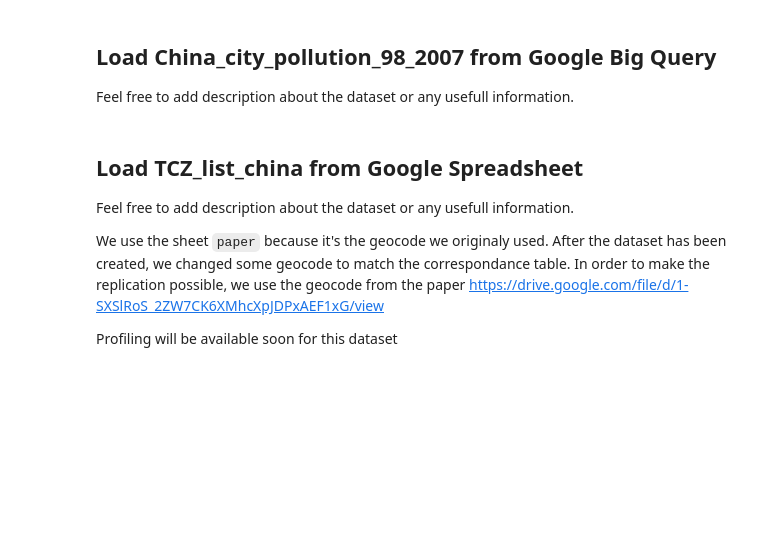
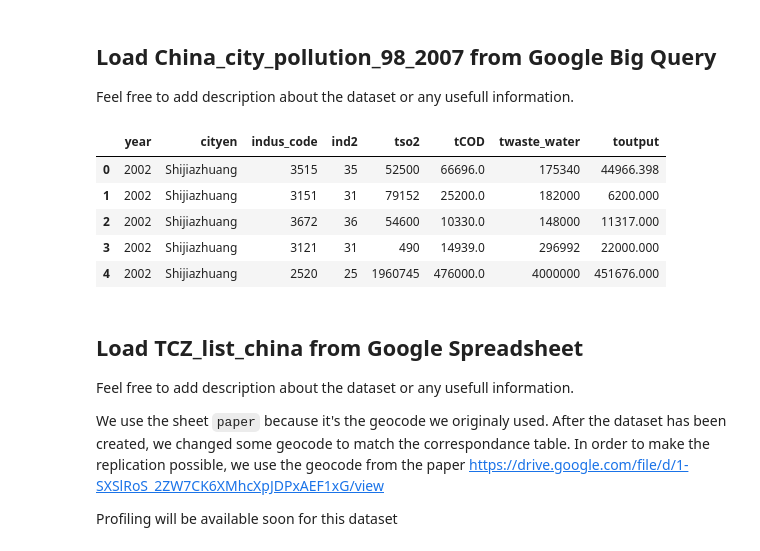
Before and after one commit to thomaspernet/SBC_pollution_China, a Jupyter notebook: Data_preprocessing/SBC_pollution_China_preprocessing.ipynb, the cells around one changed output. Drawn from its saved outputs; the diff is of its cells as text; code cells hidden in the pictures; blank space fills up the shorter version.

```diff
--- a/Data_preprocessing/SBC_pollution_China_preprocessing.ipynb
+++ b/Data_preprocessing/SBC_pollution_China_preprocessing.ipynb
@@ -120,18 +136,25 @@ df_asif_firm_china.head()
 Feel free to add description about the dataset or any usefull information.
 # %%
 query = (
-    "SELECT year,cityen, indus_code, ind2, SUM(tso2) as tso2, SUM(tCOD) as tCOD, \
-    SUM(twaste_water) as twaste_water "
+    "SELECT year,cityen, indus_code, ind2, SUM(tso2) as tso2, SUM(tCOD) as tCOD,\
+    SUM(twaste_water) as twaste_water, SUM(ttoutput) as toutput "
     "FROM China.China_city_pollution_98_2007 "
     "WHERE year > 2001 AND year <= 2007 "
     "GROUP BY year, cityen,indus_code, ind2"
 
 
 )
 
 df_China_city_pollution_98_2007 = gcp.upload_data_from_bigquery(
     query=query, location='US')
 df_China_city_pollution_98_2007.head()
+# %% [output]
+|  | year | cityen | indus_code | ind2 | tso2 | tCOD | twaste_water | toutput |
+| 0 | 2002 | Shijiazhuang | 3515 | 35 | 52500 | 66696.0 | 175340 | 44966.398 |
+| 1 | 2002 | Shijiazhuang | 3151 | 31 | 79152 | 25200.0 | 182000 | 6200.000 |
+| 2 | 2002 | Shijiazhuang | 3672 | 36 | 54600 | 10330.0 | 148000 | 11317.000 |
+| 3 | 2002 | Shijiazhuang | 3121 | 31 | 490 | 14939.0 | 296992 | 22000.000 |
+| 4 | 2002 | Shijiazhuang | 2520 | 25 | 1960745 | 476000.0 | 4000000 | 451676.000 |
 # %% [markdown]
 ## Load TCZ_list_china from Google Spreadsheet
 
```
Also changed, not shown: parts of 9 cells of this notebook, 1 other file.
